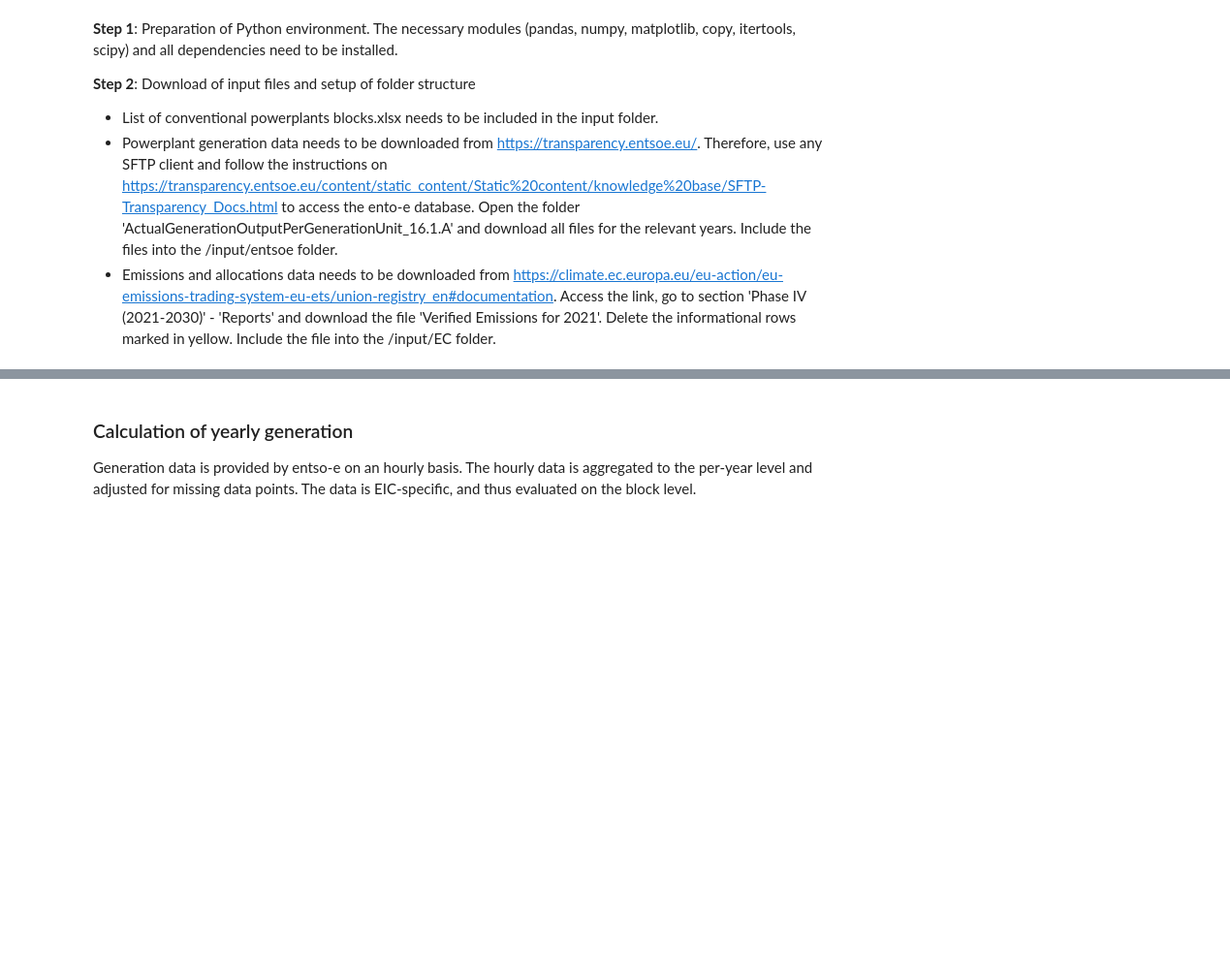
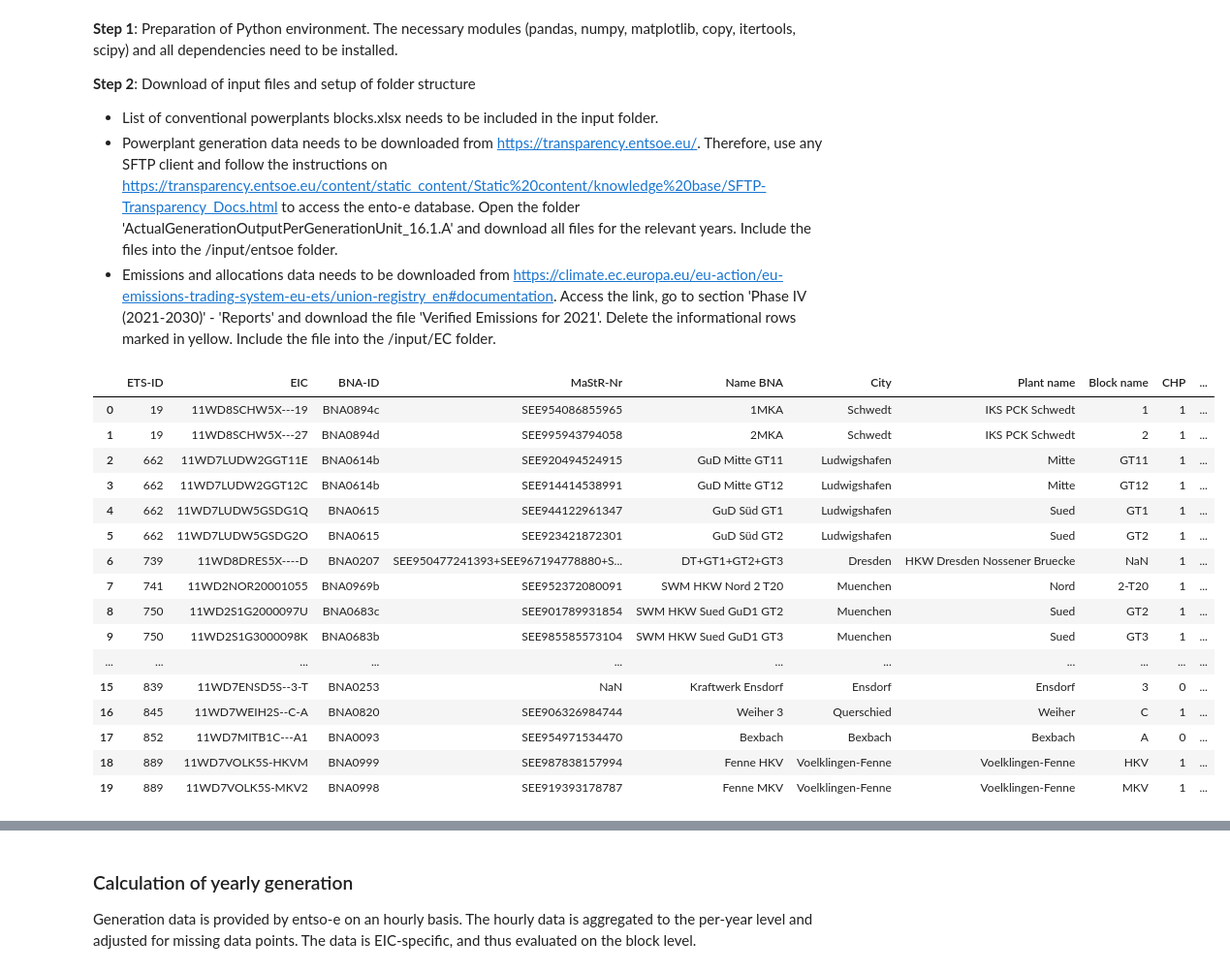
Before and after one commit to INATECH-CIG/CO2_emissions_factors_DE, a Jupyter notebook: main.ipynb, the cells around one changed output, grey strips where cells are left out. Shown at 97% size. Drawn from its saved outputs; the diff is of its cells as text; code cells hidden in the pictures; blank space fills up the shorter version.

Commit message:
Add output statements for calculation sections

```diff
--- a/main.ipynb
+++ b/main.ipynb
@@ -19,7 +19,31 @@ Only plants, that are mandated to submit generation data are included. This refe
 import pandas as pd
 import numpy as np
 # %%
-# SELECTION OF YEARS
+# INITIAL SETUP
+
 # data is currently provided for the years of 2016 to 2021
 years = [2016, 2017, 2018, 2019, 2020, 2021]
+
+# import main file for German powerplant data including EIC, ETS-ID, electrical and heat power, CHP
+blocks = pd.read_excel('input/blocks.xlsx')
+# output
+blocks.head(10)
+# %% [output]
+|  | ETS-ID | EIC | BNA-ID | MaStR-Nr | Name BNA | City | Plant name | Block name | CHP | ... |
+| 0 | 19 | 11WD8SCHW5X---19 | BNA0894c | SEE954086855965 | 1MKA | Schwedt | IKS PCK Schwedt | 1 | 1 | ... |
+| 1 | 19 | 11WD8SCHW5X---27 | BNA0894d | SEE995943794058 | 2MKA | Schwedt | IKS PCK Schwedt | 2 | 1 | ... |
+| 2 | 662 | 11WD7LUDW2GGT11E | BNA0614b | SEE920494524915 | GuD Mitte GT11 | Ludwigshafen | Mitte | GT11 | 1 | ... |
+| 3 | 662 | 11WD7LUDW2GGT12C | BNA0614b | SEE914414538991 | GuD Mitte GT12 | Ludwigshafen | Mitte | GT12 | 1 | ... |
+| 4 | 662 | 11WD7LUDW5GSDG1Q | BNA0615 | SEE944122961347 | GuD Süd GT1 | Ludwigshafen | Sued | GT1 | 1 | ... |
+| 5 | 662 | 11WD7LUDW5GSDG2O | BNA0615 | SEE923421872301 | GuD Süd GT2 | Ludwigshafen | Sued | GT2 | 1 | ... |
+| 6 | 739 | 11WD8DRES5X----D | BNA0207 | SEE950477241393+SEE967194778880+S... | DT+GT1+GT2+GT3 | Dresden | HKW Dresden Nossener Bruecke | NaN | 1 | ... |
+| 7 | 741 | 11WD2NOR20001055 | BNA0969b | SEE952372080091 | SWM HKW Nord 2 T20 | Muenchen | Nord | 2-T20 | 1 | ... |
+| 8 | 750 | 11WD2S1G2000097U | BNA0683c | SEE901789931854 | SWM HKW Sued GuD1 GT2 | Muenchen | Sued | GT2 | 1 | ... |
+| 9 | 750 | 11WD2S1G3000098K | BNA0683b | SEE985585573104 | SWM HKW Sued GuD1 GT3 | Muenchen | Sued | GT3 | 1 | ... |
+| ... | ... | ... | ... | ... | ... | ... | ... | ... | ... | ... |
+| 15 | 839 | 11WD7ENSD5S--3-T | BNA0253 | NaN | Kraftwerk Ensdorf | Ensdorf | Ensdorf | 3 | 0 | ... |
+| 16 | 845 | 11WD7WEIH2S--C-A | BNA0820 | SEE906326984744 | Weiher 3 | Querschied | Weiher | C | 1 | ... |
+| 17 | 852 | 11WD7MITB1C---A1 | BNA0093 | SEE954971534470 | Bexbach | Bexbach | Bexbach | A | 0 | ... |
+| 18 | 889 | 11WD7VOLK5S-HKVM | BNA0999 | SEE987838157994 | Fenne HKV | Voelklingen-Fenne | Voelklingen-Fenne | HKV | 1 | ... |
+| 19 | 889 | 11WD7VOLK5S-MKV2 | BNA0998 | SEE919393178787 | Fenne MKV | Voelklingen-Fenne | Voelklingen-Fenne | MKV | 1 | ... |
 # %%
```
Also changed, not shown: parts of 15 cells of this notebook.
